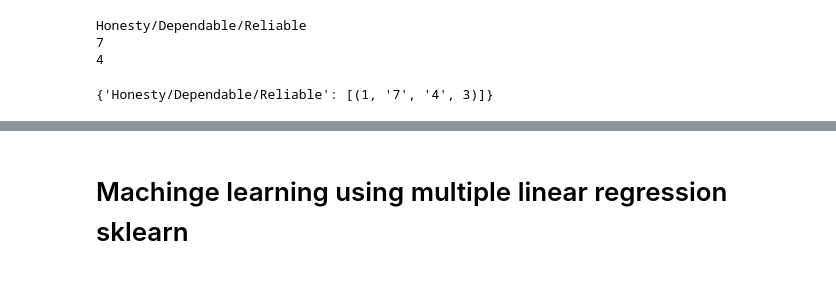
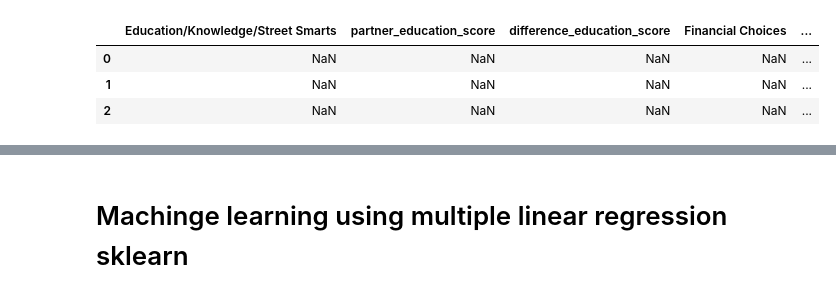
Before and after one commit to zoeycharif/theloveformula, a Jupyter notebook: survey_data.ipynb, the cells around one changed output, grey strips where cells are left out. Saved outputs shown, nothing was run; the diff lists cells and outputs as text; code cells hidden in the pictures.

```diff
--- a/survey_data.ipynb
+++ b/survey_data.ipynb
@@ -23,29 +9,7 @@ surveyRaw.drop(['Respondent ID', 'Collector ID','Start Date','End Date','IP Addr
-# %%
-features = dict()
-
-debug = True
-
-# iterate thru dataframe
-for i, j in surveyRaw.iterrows():
-    if i == 0:
-        continue
-    # check
-    print(j[6])
-    print(j[7])
-    print(j[8])
-
-    #features[j[6]].append((i,j[7],j[8],j[7]-j[8]))
-    features[j[6]] = [(i,int(j[7]),int(j[8]),int(j[7])-int(j[8]))]
-
-
-    if debug:
-
-        break
-    else:
-        features = dict()
-features
-# %% [output]
-Honesty/Dependable/Reliable
-7
-4
-{'Honesty/Dependable/Reliable': [(1, '7', '4', 3)]}
+# %%
+titles
+# %% [output]
+|  | Education/Knowledge/Street Smarts | partner_education_score | difference_education_score | Financial Choices | ... |
+| 0 | NaN | NaN | NaN | NaN | ... |
+| 1 | NaN | NaN | NaN | NaN | ... |
+| 2 | NaN | NaN | NaN | NaN | ... |
```
Also changed, not shown: parts of 5 cells of this notebook.
